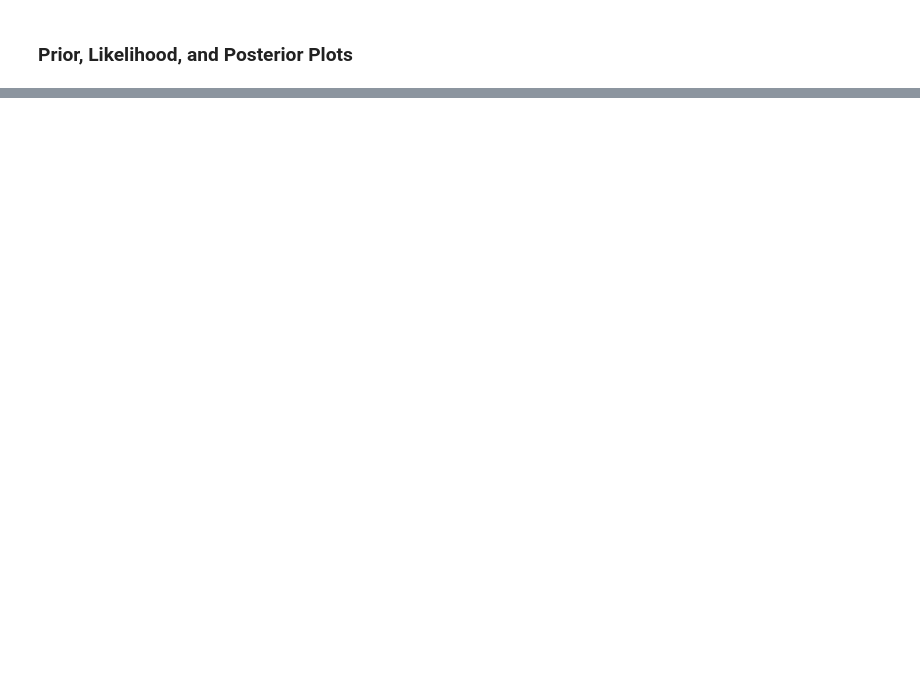
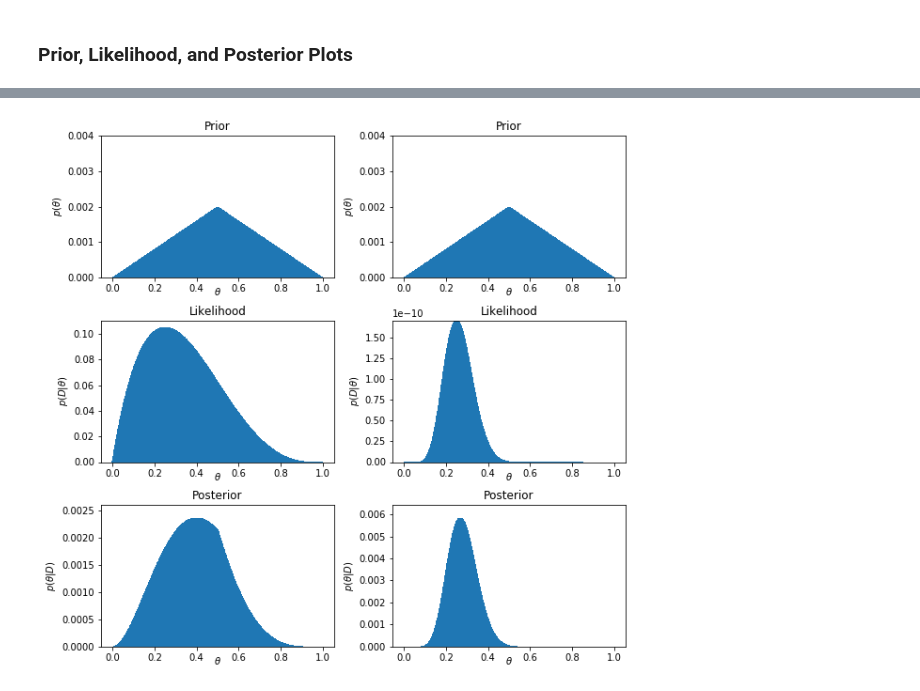
Before and after one commit to vincentmwong/dbda-notes, a Jupyter notebook: ch_5/Wong_Bayesian-textbook_Ch5.ipynb, the cells around one changed output, grey strips where cells are left out. Drawn from its saved outputs; the diff is of its cells as text; code cells hidden in the pictures; blank space fills up the shorter version.

```diff
--- a/ch_5/Wong_Bayesian-textbook_Ch5.ipynb
+++ b/ch_5/Wong_Bayesian-textbook_Ch5.ipynb
@@ -51,0 +48,44 @@ plt.show()
+# %%
+thetas1, priors1, likelihoods1, evidence1, posteriors1 = fourTwentyBayesit(['H']*1+['T']*3, 1000)
+thetas2, priors2, likelihoods2, evidence2, posteriors2 = fourTwentyBayesit(['H']*10+['T']*30, 1000)
+# %%
+fig, ax = plt.subplots(nrows=3,ncols=2,figsize=(10,10))
+fig.subplots_adjust(hspace=0.3,wspace=0.25)
+
+ax[0,0].bar(thetas1,priors1,width=0.01)
+ax[0,0].set_title("Prior")
+ax[0,0].set_xlabel(r"$\theta$",labelpad = -8)
+ax[0,0].set_ylabel(r"$p( \theta )$")
+ax[0,0].set_ylim(0,2*max(priors1))
+
+ax[1,0].bar(thetas1,likelihoods1, width = 0.01)
+ax[1,0].set_title("Likelihood")
+ax[1,0].set_xlabel(r"$\theta$",labelpad = -8)
+ax[1,0].set_ylabel(r"$p(D|\theta)$")
+
+ax[2,0].bar(thetas1,posteriors1, width = 0.01)
+ax[2,0].set_title("Posterior")
+ax[2,0].set_xlabel(r"$\theta$",labelpad = -8)
+ax[2,0].set_ylabel(r"$p(\theta|D)$")
+ax[2,0].set_ylim(0,1.1*max(posteriors1))
+
+ax[0,1].bar(thetas2,priors2,width=0.01)
+ax[0,1].set_title("Prior")
+ax[0,1].set_xlabel(r"$\theta$",labelpad = -8)
+ax[0,1].set_ylabel(r"$p( \theta )$")
+ax[0,1].set_ylim(0,2*max(priors2))
+
+ax[1,1].bar(thetas2,likelihoods2, width = 0.01)
+ax[1,1].set_title("Likelihood")
+ax[1,1].set_xlabel(r"$\theta$",labelpad = -8)
+ax[1,1].set_ylabel(r"$p(D|\theta)$")
+
+ax[2,1].bar(thetas2,posteriors2, width = 0.01)
+ax[2,1].set_title("Posterior")
+ax[2,1].set_xlabel(r"$\theta$",labelpad = -8)
+ax[2,1].set_ylabel(r"$p(\theta|D)$")
+ax[2,1].set_ylim(0,1.1*max(posteriors2))
+
+plt.show()
+# %% [output]
+[figure, added]
```
Also changed, not shown: parts of 10 cells of this notebook.
